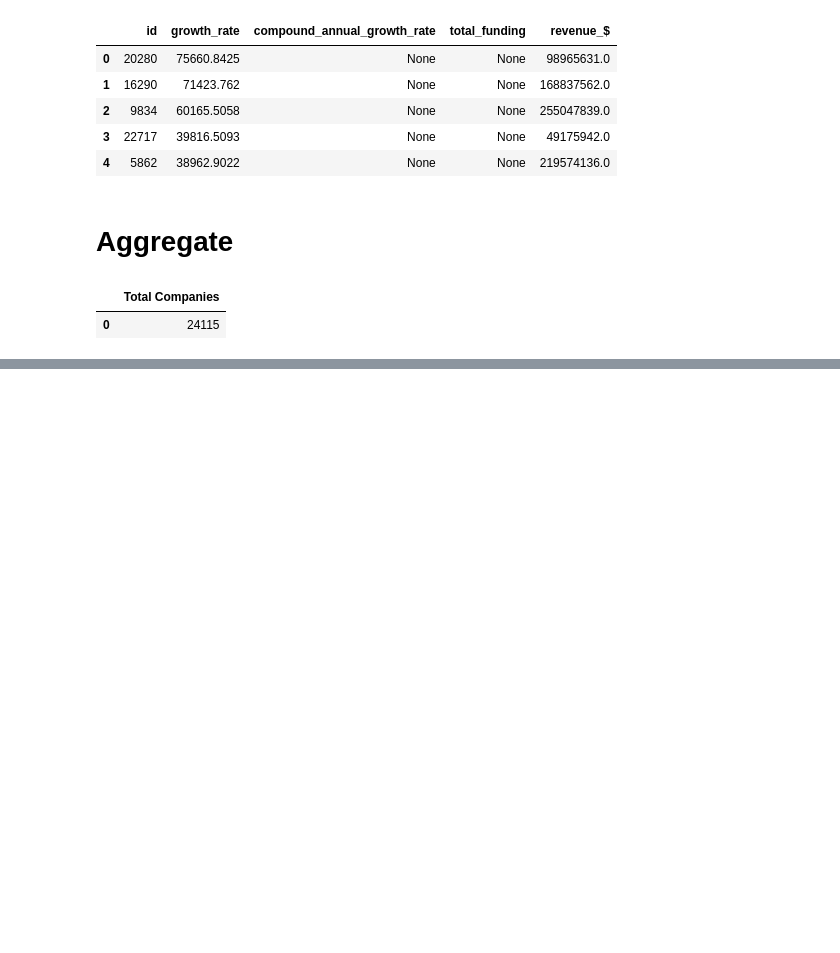
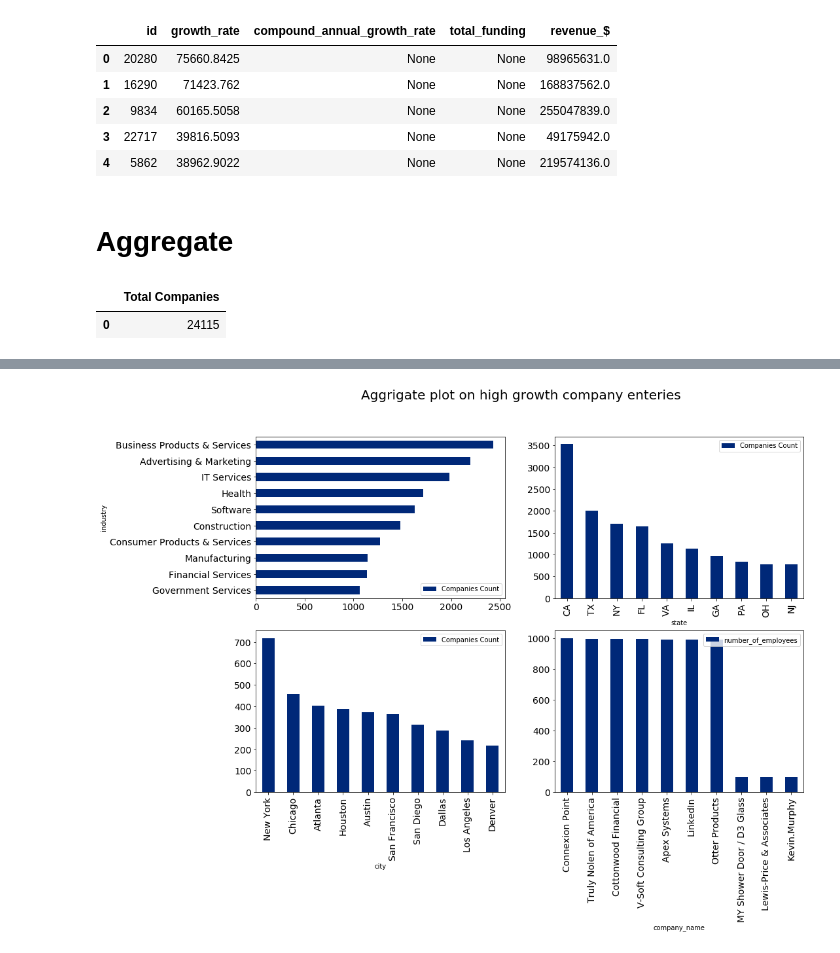
Before and after one commit to ermiasgelaye/ETL-Project, a Jupyter notebook: ETL_data_project.ipynb, the cells around one changed output, grey strips where cells are left out. Saved outputs shown, nothing was run; the diff lists cells and outputs as text; code cells hidden in the pictures; blank space fills up the shorter version.

```diff
--- a/ETL_data_project.ipynb
+++ b/ETL_data_project.ipynb
@@ -445,0 +417,6 @@ plt.show()
+# %%
+# Query Top 10 city the companies sourced
+top_ten_employee=pd.read_sql_query('SELECT company_name, number_of_employees FROM Company ORDER BY number_of_employees DESC LIMIT 10', con=engine)
+top_ten_employee_df=top_ten_employee.set_index('company_name')
+top_ten_employee_df['number_of_employees'] = pd.to_numeric(top_ten_employee_df['number_of_employees'], errors='coerce')
+top_ten_employee_df
@@ -445,0 +436,16 @@ plt.show()
+# %%
+# Aggrigate plot on high growth company enteries
+# sort industry plot to make more visible
+sortedd=top_ind_df.sort_values(by="Companies Count", ascending=True)
+fig, axes = plt.subplots(nrows=2, ncols=2)
+
+fig.suptitle("Aggrigate plot on high growth company enteries",fontsize = 20)
+sortedd.plot.barh(figsize=(15,10), color=['#002878'],fontsize = 14,ax=axes[0,0])
+top_ten_state_df.plot.bar(figsize=(15,10), color=['#002878'],fontsize = 14,ax=axes[0,1])
+top_ten_city_df.plot.bar(figsize=(15,10), color=['#002878'],fontsize = 14,ax=axes[1,0])
+top_ten_employee_df.plot.bar(figsize=(15,10), color=['#002878'],fontsize = 14,ax=axes[1,1])
+
+fig.savefig('image/Aggrigate_plot.png')   # save the figure to file
+plt.show()
+# %% [output]
+[figure, added]
```
Also changed, not shown: parts of 8 cells of this notebook, 8 other files.
